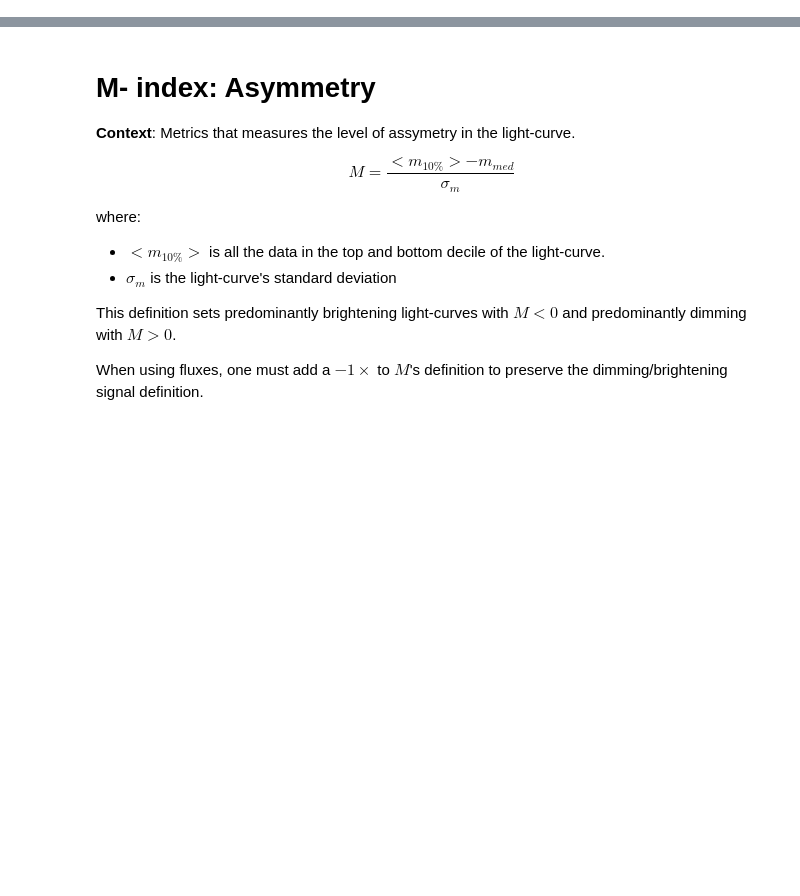
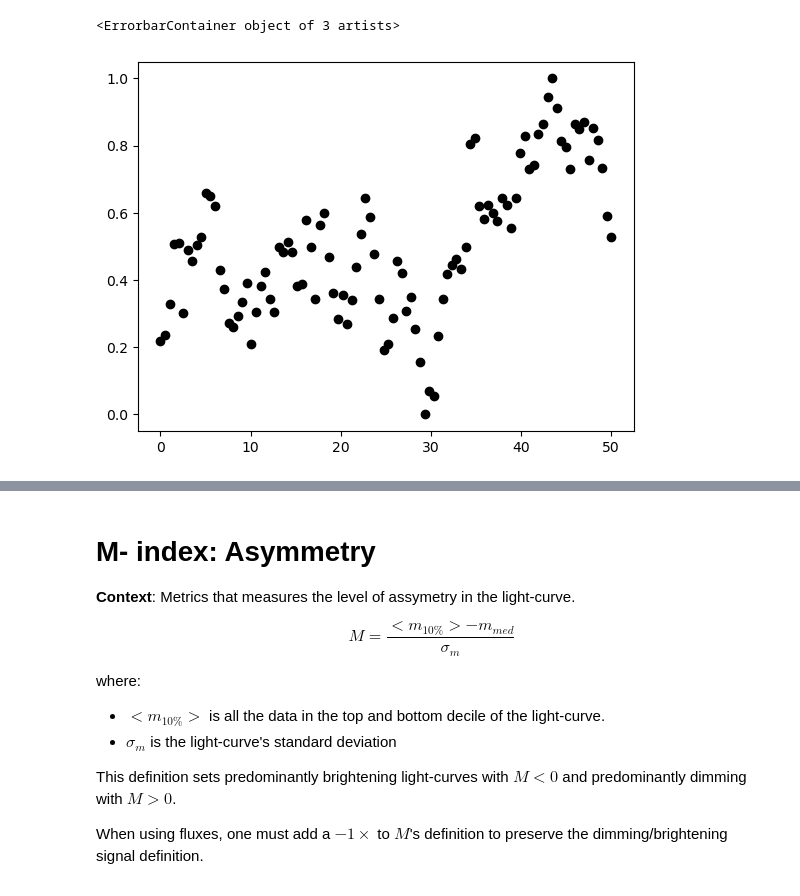
Before and after one commit to juliaroquette/VariabilityIndexes, a Jupyter notebook: QM_development.ipynb, the cells around one changed output, grey strips where cells are left out. Cells and saved outputs as stored; diff of their text form; code cells hidden in the pictures; blank space fills up the shorter version.

```diff
--- a/QM_development.ipynb
+++ b/QM_development.ipynb
@@ -38,0 +91,36 @@ plt.errorbar(time, mag, err, fmt='o', color='black', capsize=3)
+# %%
+#aperiodic dippers
+
+def apd(time, num_dips, dip_depth_range, dip_width_range, amp = 1):
+        """
+        Generate a synthetic light curve with aperiodic dips. Amplitude of the curve is based on self.amp
+        Based on a random walk.
+        """
+
+        rand_walk = np.cumsum(np.random.randn(len(time)))
+
+        for _ in range(num_dips):
+            dip_position = np.random.randint(0, len(time))
+            dip_depth    = np.random.uniform(*dip_depth_range)
+            dip_width    = np.random.uniform(*dip_width_range)
+
+            gaussian_peak = dip_depth * np.exp(-((time - dip_position) / (dip_width / 2))**2)
+            rand_walk    -= gaussian_peak
+
+        # Normalize rand_walk to have a peak-to-peak amplitude of 1
+        normalized_rand_walk = (rand_walk - np.min(rand_walk)) / (np.max(rand_walk) - np.min(rand_walk))
+
+        # Scale with self.amp and add self.med_mag
+        mag_apd = normalized_rand_walk * amp
+
+        return mag_apd
+# %%
+dips          = 3
+depth_range   = (0.3, 1)
+width_range   = (0.5, 2.5)
+
+mag_apd = apd(time, dips, depth_range, width_range)
+plt.errorbar(time, mag_apd, err, fmt='o', color='black', capsize=3)
+# %% [output]
+<ErrorbarContainer object of 3 artists>
+[figure, added]
```
Also changed, not shown: parts of 13 cells of this notebook.
